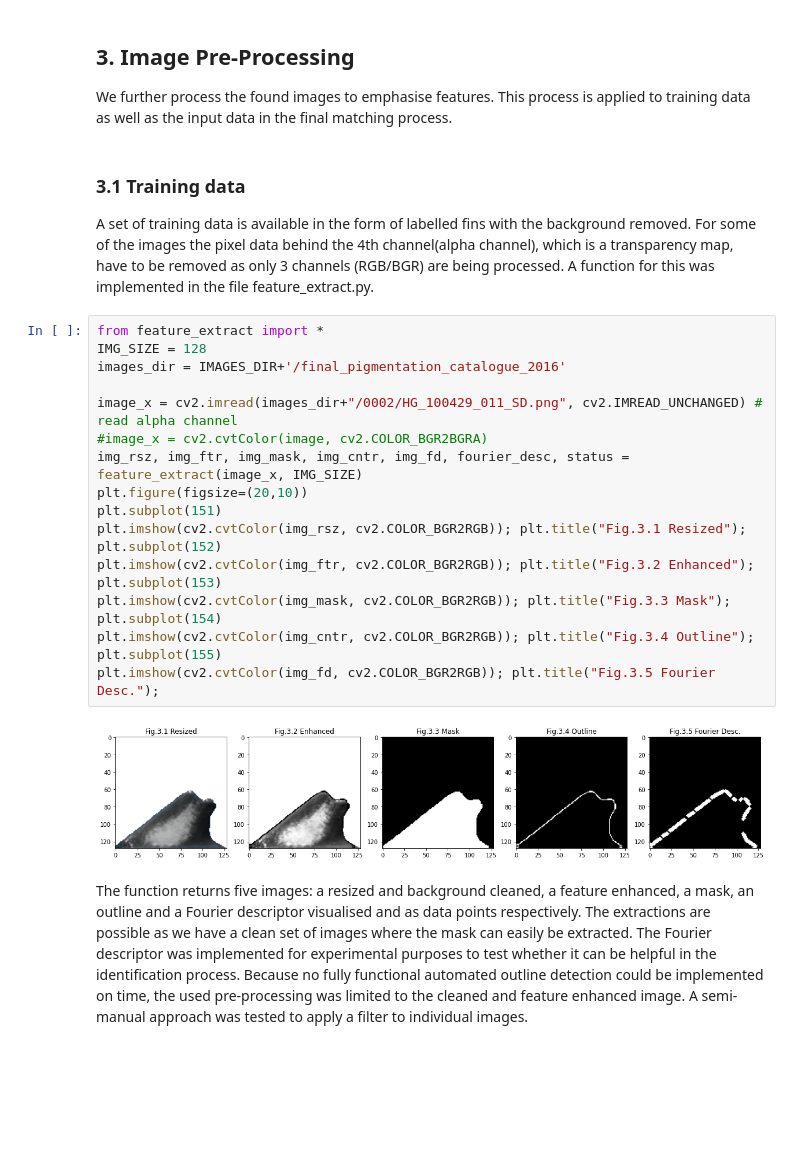
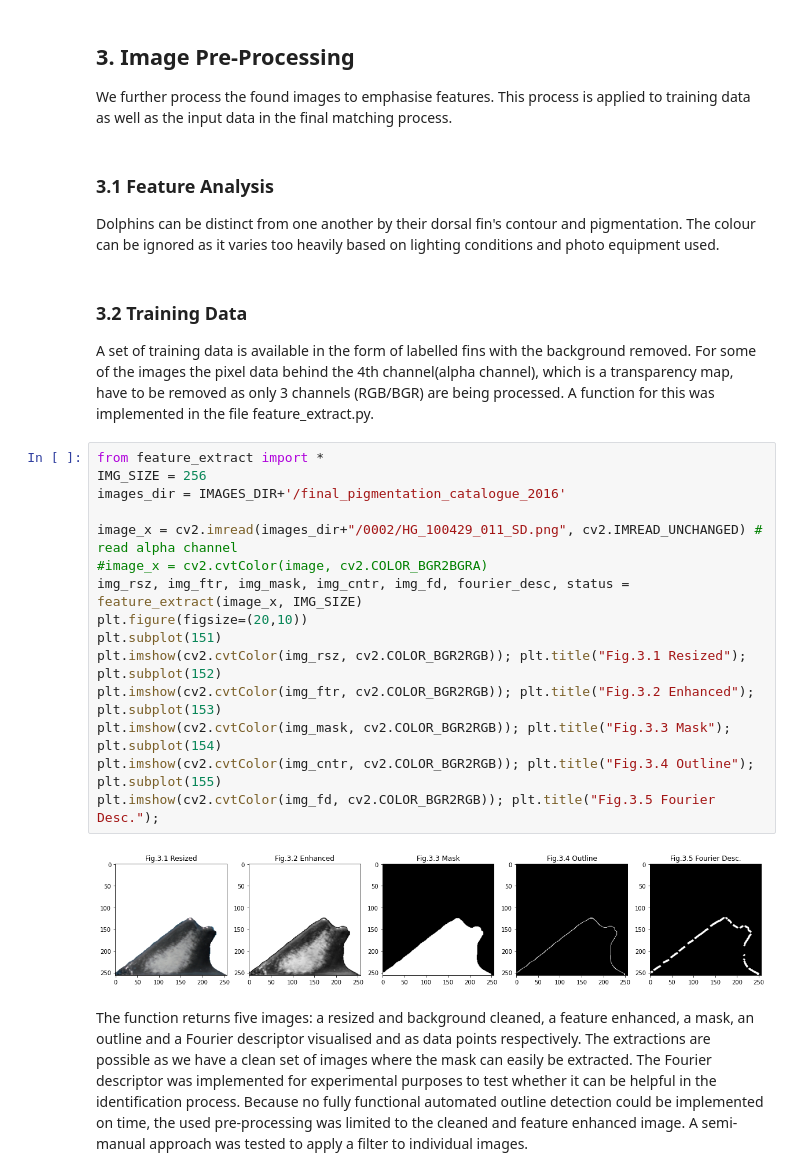
Before and after one commit to JBris/dolphin_segmentation, a Jupyter notebook: notebooks/0_ASS4_Intro_and_Pre-Processing.ipynb, the cells around one changed output. Saved outputs shown, nothing was run; the diff lists cells and outputs as text; blank space fills up the shorter version.

```diff
--- a/notebooks/0_ASS4_Intro_and_Pre-Processing.ipynb
+++ b/notebooks/0_ASS4_Intro_and_Pre-Processing.ipynb
@@ -195,30 +195,33 @@ The first image above shows the input image with the detection bounding boxes of
 # %% [markdown]
 ## 3. Image Pre-Processing
 We further process the found images to emphasise features. This process is applied to training data as well as the input data in the final matching process.
+# %% [markdown]
+### 3.1 Feature Analysis
+Dolphins can be distinct from one another by their dorsal fin's contour and pigmentation. The colour can be ignored as it varies too heavily based on lighting conditions and photo equipment used.<br>
 # %% [markdown]
-### 3.1 Training data
+### 3.2 Training Data
 A set of training data is available in the form of labelled fins with the background removed. For some of the images the pixel data behind the 4th channel(alpha channel), which is a transparency map, have to be removed as only 3 channels (RGB/BGR) are being processed. A function for this was implemented in the file feature_extract.py.
 # %%
 from feature_extract import *
-IMG_SIZE = 128
+IMG_SIZE = 256
 images_dir = IMAGES_DIR+'/final_pigmentation_catalogue_2016'
 
 image_x = cv2.imread(images_dir+"/0002/HG_100429_011_SD.png", cv2.IMREAD_UNCHANGED) # read alpha channel
 #image_x = cv2.cvtColor(image, cv2.COLOR_BGR2BGRA)
 img_rsz, img_ftr, img_mask, img_cntr, img_fd, fourier_desc, status = feature_extract(image_x, IMG_SIZE)
 plt.figure(figsize=(20,10))
 plt.subplot(151)
 plt.imshow(cv2.cvtColor(img_rsz, cv2.COLOR_BGR2RGB)); plt.title("Fig.3.1 Resized");
 plt.subplot(152)
 plt.imshow(cv2.cvtColor(img_ftr, cv2.COLOR_BGR2RGB)); plt.title("Fig.3.2 Enhanced");
 plt.subplot(153)
 plt.imshow(cv2.cvtColor(img_mask, cv2.COLOR_BGR2RGB)); plt.title("Fig.3.3 Mask");
 plt.subplot(154)
 plt.imshow(cv2.cvtColor(img_cntr, cv2.COLOR_BGR2RGB)); plt.title("Fig.3.4 Outline");
 plt.subplot(155)
 plt.imshow(cv2.cvtColor(img_fd, cv2.COLOR_BGR2RGB)); plt.title("Fig.3.5 Fourier Desc.");
 # %% [output]
-[figure, old version]
+[figure, new version]
 # %% [markdown]
 The function returns five images: a resized and background cleaned, a feature enhanced, a mask, an outline and a Fourier descriptor visualised and as data points respectively. The extractions are possible as we have a clean set of images where the mask can easily be extracted. The Fourier descriptor was implemented for experimental purposes to test whether it can be helpful in the identification process. Because no fully functional automated outline detection could be implemented on time, the used pre-processing was limited to the cleaned and feature enhanced image. A semi-manual approach was tested to apply a filter to individual images.
 # %% [markdown]
```
Also changed, not shown: parts of 14 cells of this notebook, 3 other files.
